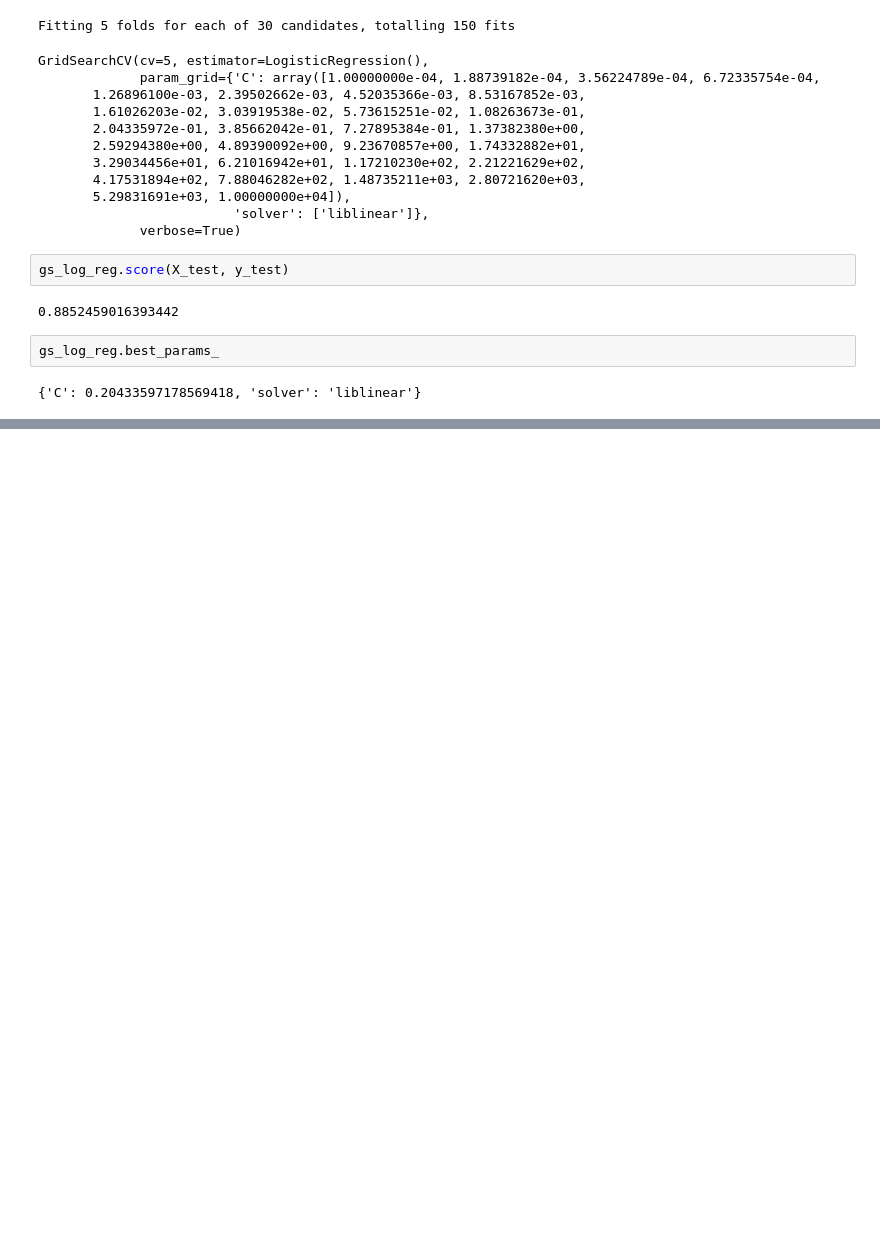
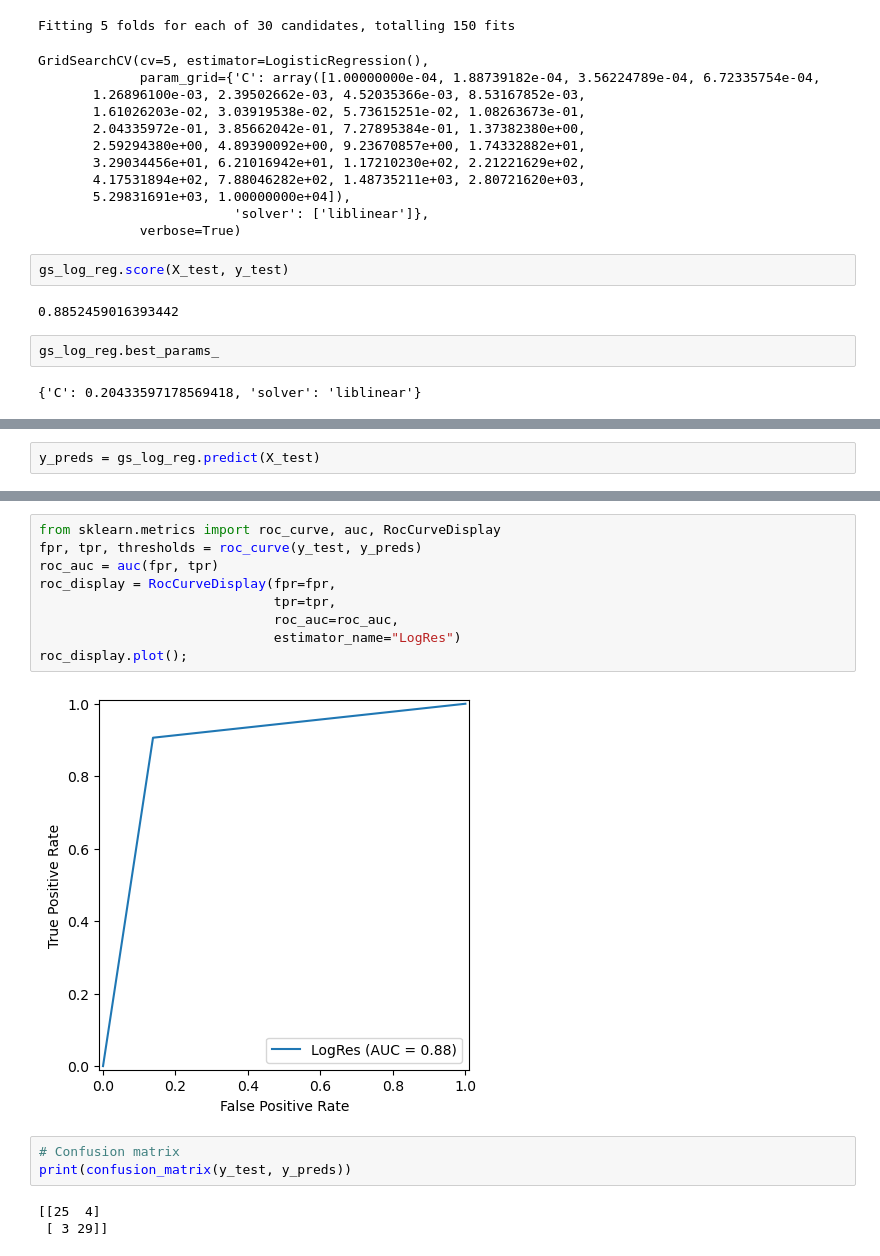
Before and after one commit to pauljohnfigueroa/ml-heart-disease-project, a Jupyter notebook: End-to-end-heart-disease-classification.ipynb, the cells around one changed output, grey strips where cells are left out. Drawn from its saved outputs; the diff is of its cells as text; blank space fills up the shorter version.

Commit message:
Plot ROC and confusion matrix

```diff
--- a/End-to-end-heart-disease-classification.ipynb
+++ b/End-to-end-heart-disease-classification.ipynb
@@ -541,0 +550,2 @@ gs_log_reg.best_params_
+# %%
+y_preds = gs_log_reg.predict(X_test)
@@ -541,0 +573,17 @@ gs_log_reg.best_params_
+# %%
+from sklearn.metrics import roc_curve, auc, RocCurveDisplay
+fpr, tpr, thresholds = roc_curve(y_test, y_preds)
+roc_auc = auc(fpr, tpr)
+roc_display = RocCurveDisplay(fpr=fpr,
+                              tpr=tpr,
+                              roc_auc=roc_auc,
+                              estimator_name="LogRes")
+roc_display.plot();
+# %% [output]
+[figure, added]
+# %%
+# Confusion matrix
+print(confusion_matrix(y_test, y_preds))
+# %% [output]
+[[25  4]
+ [ 3 29]]
```
Also changed, not shown: parts of 4 cells of this notebook.
